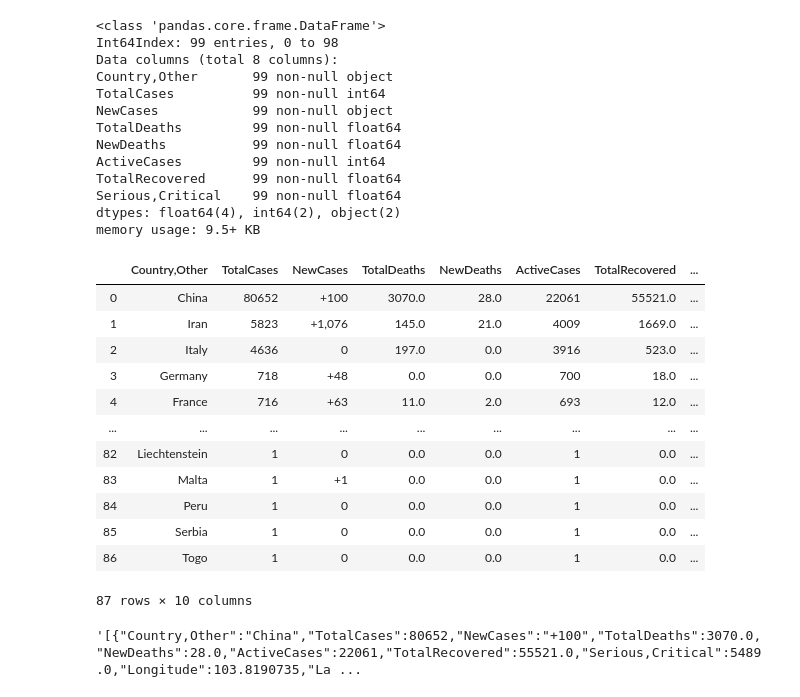
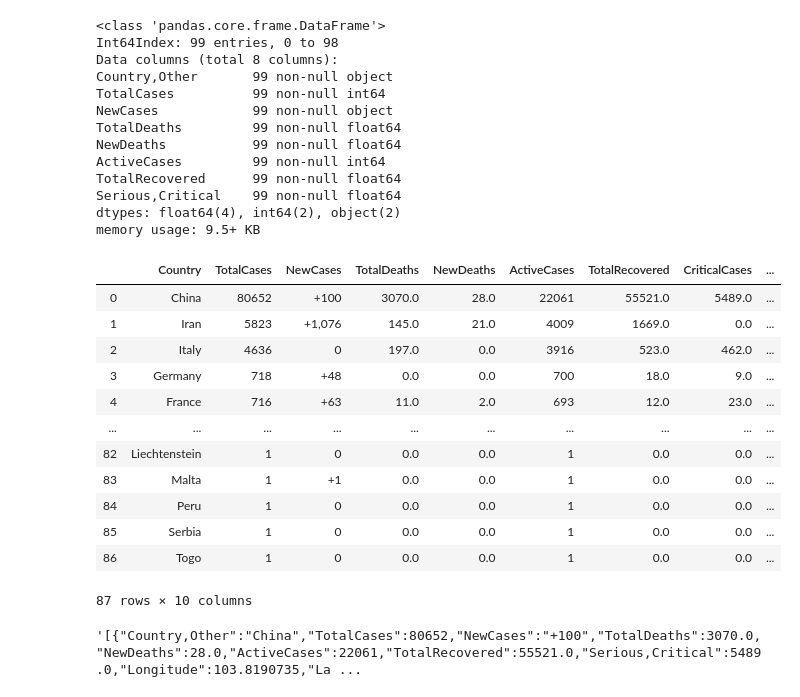
Before and after one commit to xier879/coronavirus_tracker, a Jupyter notebook: Roaya_H_group_project2/corona web scraping.ipynb, the cells around one changed output. Cells and saved outputs as stored; diff of their text form; code cells hidden in the pictures.

Commit message:
updated df column names

```diff
--- a/Roaya_H_group_project2/corona web scraping.ipynb
+++ b/Roaya_H_group_project2/corona web scraping.ipynb
@@ -61,23 +61,23 @@ memory usage: 9.5+ KB
 # %%
 # adding lat long info
 countries_df = pd.read_csv("country_lan_lng.csv",engine='python')
 merged = corona_df.merge(countries_df, left_on='Country,Other', right_on='name')
 df_used = merged.drop(countries_df.columns[0:-2], axis=1)
 
-df_used
+df_used.rename(columns={"Country,Other":"Country","Serious,Critical": "CriticalCases"})
 # %% [output]
-|  | Country,Other | TotalCases | NewCases | TotalDeaths | NewDeaths | ActiveCases | TotalRecovered | ... |
-| 0 | China | 80652 | +100 | 3070.0 | 28.0 | 22061 | 55521.0 | ... |
-| 1 | Iran | 5823 | +1,076 | 145.0 | 21.0 | 4009 | 1669.0 | ... |
-| 2 | Italy | 4636 | 0 | 197.0 | 0.0 | 3916 | 523.0 | ... |
-| 3 | Germany | 718 | +48 | 0.0 | 0.0 | 700 | 18.0 | ... |
-| 4 | France | 716 | +63 | 11.0 | 2.0 | 693 | 12.0 | ... |
-| ... | ... | ... | ... | ... | ... | ... | ... | ... |
-| 82 | Liechtenstein | 1 | 0 | 0.0 | 0.0 | 1 | 0.0 | ... |
-| 83 | Malta | 1 | +1 | 0.0 | 0.0 | 1 | 0.0 | ... |
-| 84 | Peru | 1 | 0 | 0.0 | 0.0 | 1 | 0.0 | ... |
-| 85 | Serbia | 1 | 0 | 0.0 | 0.0 | 1 | 0.0 | ... |
-| 86 | Togo | 1 | 0 | 0.0 | 0.0 | 1 | 0.0 | ... |
+|  | Country | TotalCases | NewCases | TotalDeaths | NewDeaths | ActiveCases | TotalRecovered | CriticalCases | ... |
+| 0 | China | 80652 | +100 | 3070.0 | 28.0 | 22061 | 55521.0 | 5489.0 | ... |
+| 1 | Iran | 5823 | +1,076 | 145.0 | 21.0 | 4009 | 1669.0 | 0.0 | ... |
+| 2 | Italy | 4636 | 0 | 197.0 | 0.0 | 3916 | 523.0 | 462.0 | ... |
+| 3 | Germany | 718 | +48 | 0.0 | 0.0 | 700 | 18.0 | 9.0 | ... |
+| 4 | France | 716 | +63 | 11.0 | 2.0 | 693 | 12.0 | 23.0 | ... |
+| ... | ... | ... | ... | ... | ... | ... | ... | ... | ... |
+| 82 | Liechtenstein | 1 | 0 | 0.0 | 0.0 | 1 | 0.0 | 0.0 | ... |
+| 83 | Malta | 1 | +1 | 0.0 | 0.0 | 1 | 0.0 | 0.0 | ... |
+| 84 | Peru | 1 | 0 | 0.0 | 0.0 | 1 | 0.0 | 0.0 | ... |
+| 85 | Serbia | 1 | 0 | 0.0 | 0.0 | 1 | 0.0 | 0.0 | ... |
+| 86 | Togo | 1 | 0 | 0.0 | 0.0 | 1 | 0.0 | 0.0 | ... |
 87 rows × 10 columns
 # %%
 df_used.to_csv('data.csv')
```
